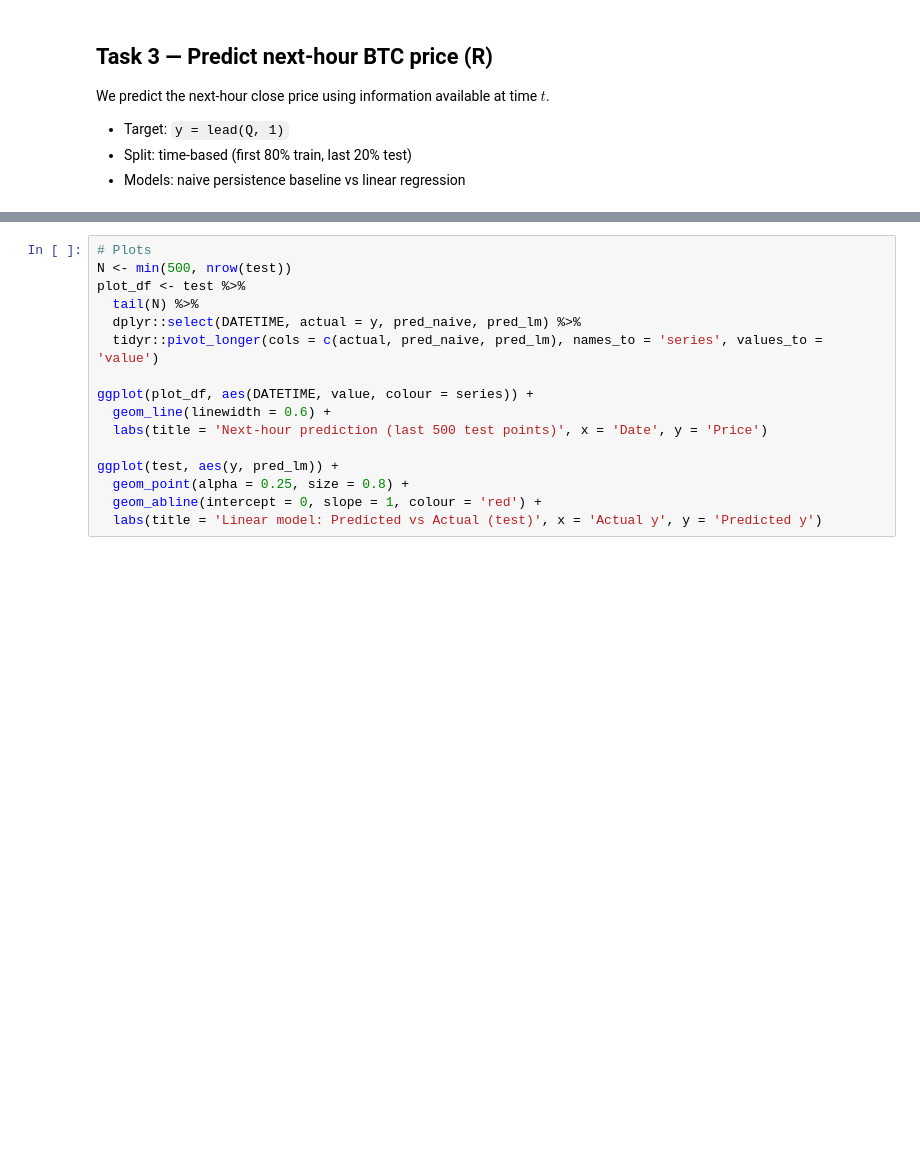
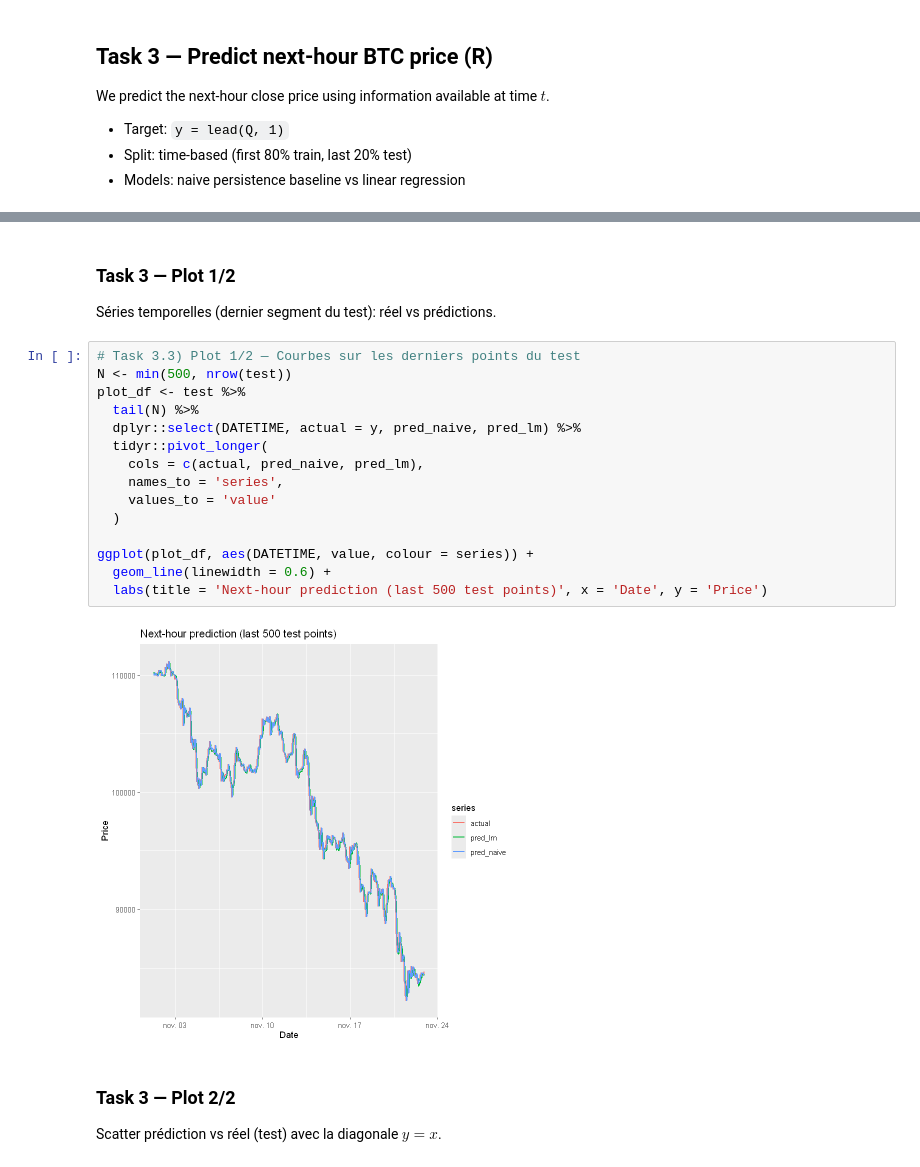
Before and after one commit to Nadhir1210/btc-_hourly, a Jupyter notebook: btc_analysis_R.ipynb, the cells around one changed output, grey strips where cells are left out. Drawn from its saved outputs; the diff is of its cells as text; blank space fills up the shorter version.

```diff
--- a/btc_analysis_R.ipynb
+++ b/btc_analysis_R.ipynb
@@ -300,16 +537,23 @@ tibble(
+# %% [markdown]
+### Task 3 — Plot 1/2
+Séries temporelles (dernier segment du test): réel vs prédictions.
 # %%
-# Plots
+# Task 3.3) Plot 1/2 — Courbes sur les derniers points du test
 N <- min(500, nrow(test))
 plot_df <- test %>%
   tail(N) %>%
   dplyr::select(DATETIME, actual = y, pred_naive, pred_lm) %>%
-  tidyr::pivot_longer(cols = c(actual, pred_naive, pred_lm), names_to = 'series', values_to = 'value')
+  tidyr::pivot_longer(
+    cols = c(actual, pred_naive, pred_lm),
+    names_to = 'series',
+    values_to = 'value'
+  )
 
 ggplot(plot_df, aes(DATETIME, value, colour = series)) +
   geom_line(linewidth = 0.6) +
   labs(title = 'Next-hour prediction (last 500 test points)', x = 'Date', y = 'Price')
-
-ggplot(test, aes(y, pred_lm)) +
-  geom_point(alpha = 0.25, size = 0.8) +
-  geom_abline(intercept = 0, slope = 1, colour = 'red') +
-  labs(title = 'Linear model: Predicted vs Actual (test)', x = 'Actual y', y = 'Predicted y')
+# %% [output]
+[figure, added]
+# %% [markdown]
+### Task 3 — Plot 2/2
+Scatter prédiction vs réel (test) avec la diagonale $y=x$.
```
Also changed, not shown: parts of 50 cells of this notebook, 1 other file.
